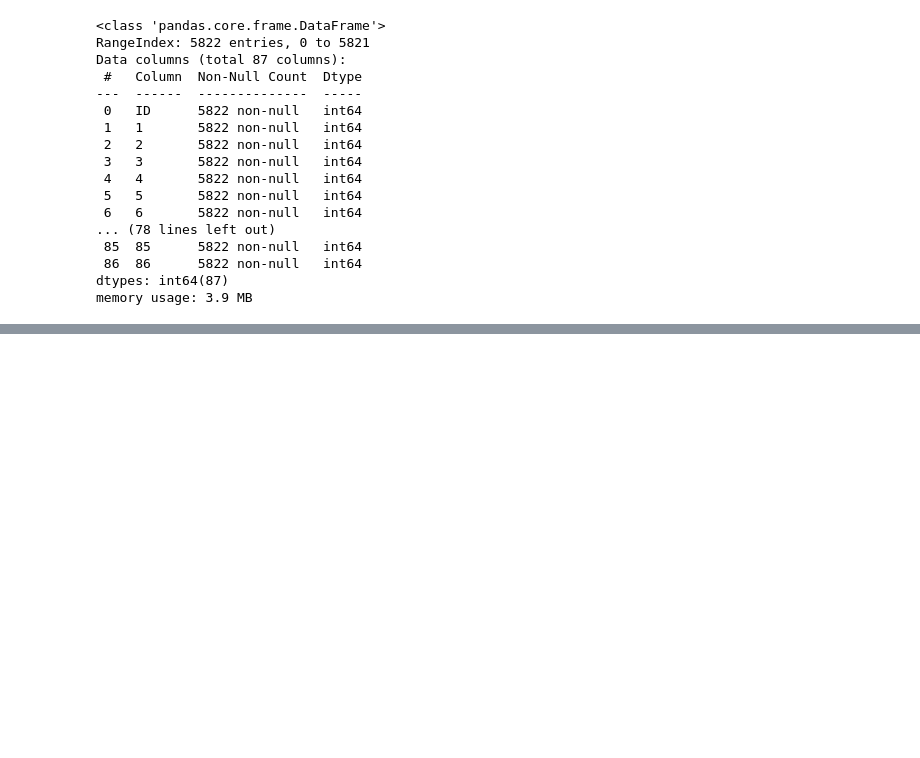
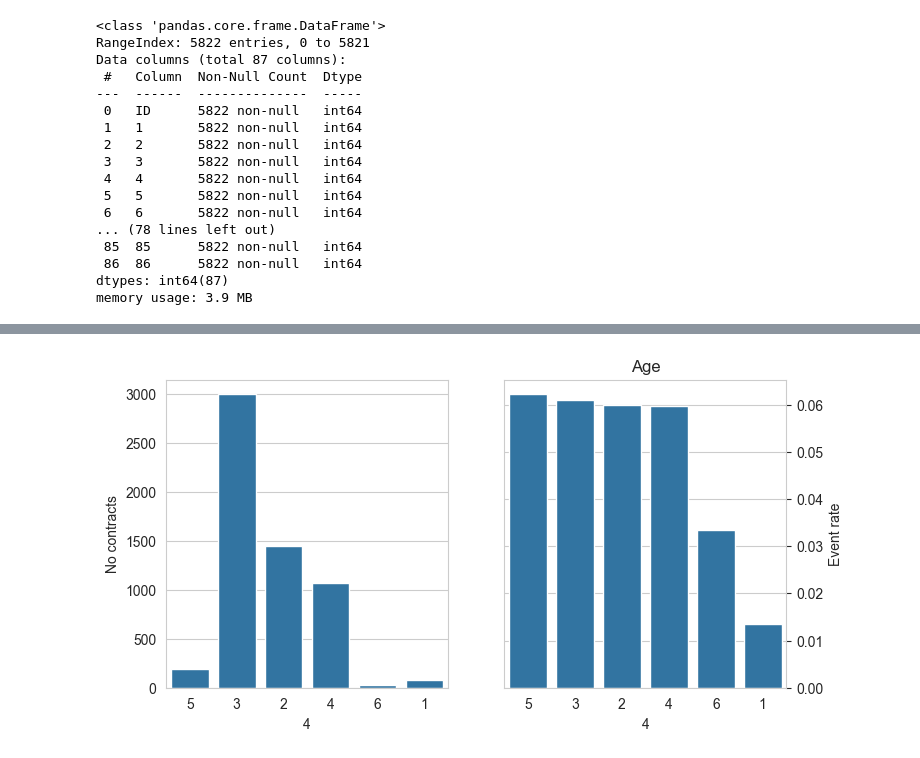
Before and after one commit to Nampq281/insurance_propensity_model, a Jupyter notebook: project_notebook.ipynb, the cells around one changed output, grey strips where cells are left out. Drawn from its saved outputs; the diff is of its cells as text; code cells hidden in the pictures; blank space fills up the shorter version.

```diff
--- a/project_notebook.ipynb
+++ b/project_notebook.ipynb
@@ -65 +204,5 @@ df['social_class'] = df['1'].apply(lambda row: regroup(row))
+# %%
+plot_stats('4', label[0], df, title='Age')
+# %% [output]
+[figure, added]
 # %%
```
Also changed, not shown: parts of 47 cells of this notebook, 1 other file.
